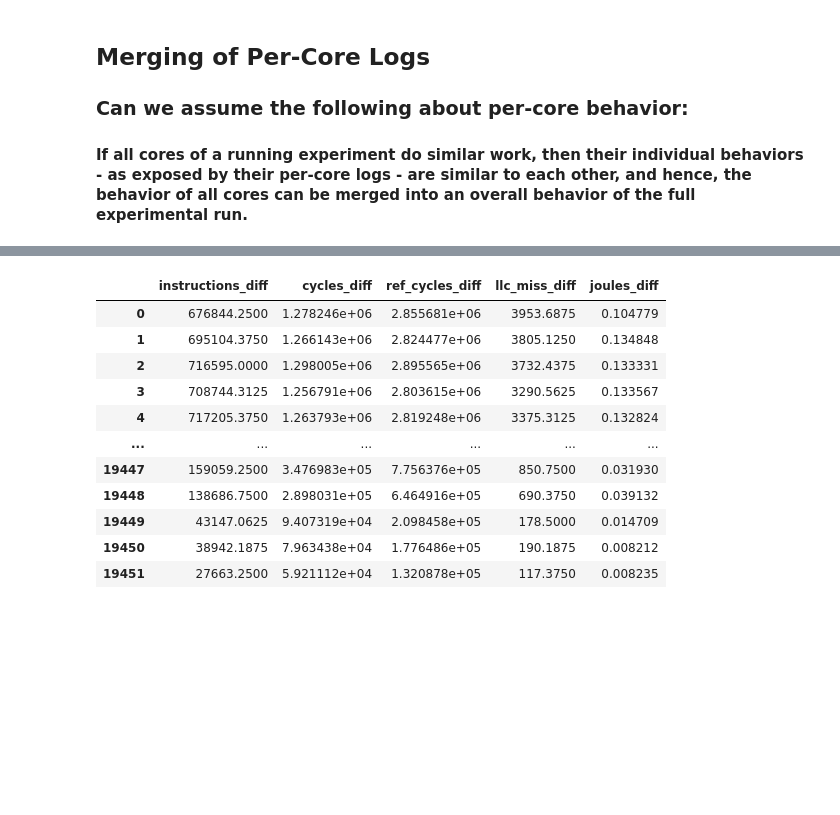
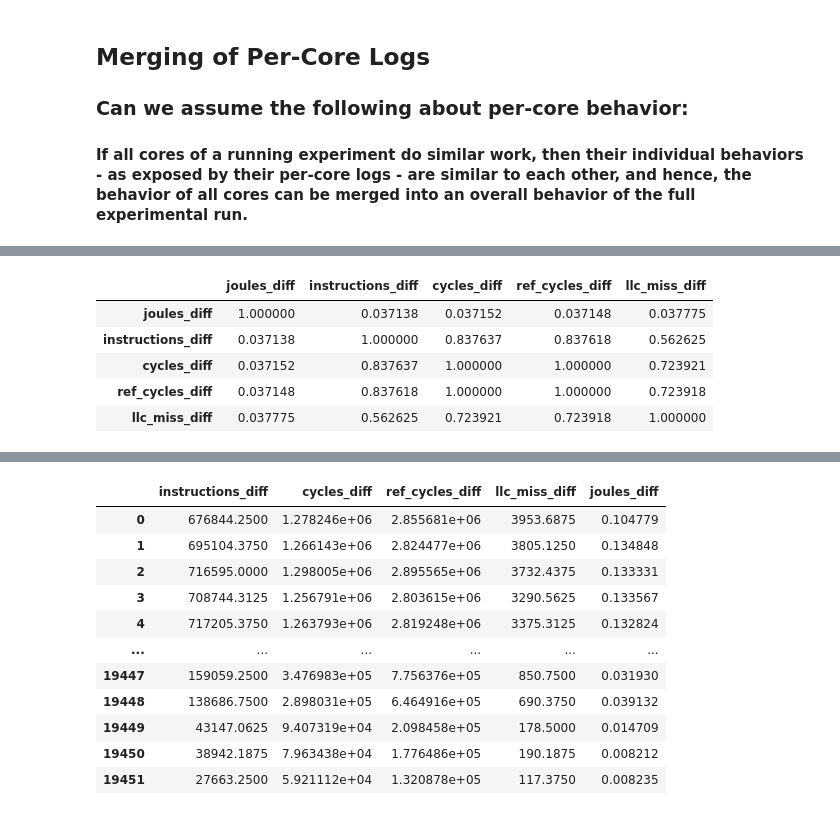
Before and after one commit to awadyn/network_exec_energy_study, a Jupyter notebook: full_logs/Merging of Millisecond-level and Microsecond-level Per-Core Logs.ipynb, the cells around one changed output, grey strips where cells are left out. Cells and saved outputs as stored; diff of their text form; code cells hidden in the pictures; blank space fills up the shorter version.

```diff
--- a/full_logs/Merging of Millisecond-level and Microsecond-level Per-Core Logs.ipynb
+++ b/full_logs/Merging of Millisecond-level and Microsecond-level Per-Core Logs.ipynb
@@ -223,0 +267,42 @@ counters_full_df
+# %%
+corr_dict = {}
+
+# here are all the log files for this dvfs & qps
+logs_dir = qps + '_qps/linux_mcd_dmesg_' + run + '_' + dvfs + '_' + rapl + '_' + qps + '/'
+# here are all the time-management files for this dvfs & qps
+rdtsc_dir = qps + '_qps/linux_mcd_rdtsc_' + run + '_' + dvfs + '_' + rapl + '_' + qps +'/'
+rdtsc_file = rdtsc_dir + 'linux.mcd.rdtsc.' + run + '_' + itr + '_' + dvfs + '_' + rapl + '_' + qps[:-1] + '000'
+start, end = eigen_analysis.get_rdtsc(rdtsc_file)
+
+# initializing error log file
+err_dir = 'err_logs/'
+err_filename = 'err_log_' + run + '_' + itr + '_' + dvfs + '_' + rapl + '_' + qps[:-1] + '000'
+err_file = open(err_dir + err_filename, 'w')
+
+# TODO remove fixed core-id range
+for c in range(0,16):
+    file = logs_dir + 'linux.mcd.dmesg.' + run + '_' + str(c) + '_' + itr + '_' + dvfs + '_' + rapl + '_' + qps[:-1] + '000'
+    df = pd.read_csv(file, sep = ' ', names = cols, index_col='i')
+    df = df[(df['timestamp'] >= start) & (df['timestamp'] <= end)]
+    df['timestamp'] = df['timestamp'] - df['timestamp'].min()
+    df['timestamp'] = df['timestamp'] * time_unit
+    df['joules'] = df['joules'] * joules_unit
+    counters_df = df[['joules', 'instructions', 'cycles', 'ref_cycles', 'llc_miss', 'timestamp']].copy()
+    counters_df = counters_df[(counters_df['joules'] > 0) & (counters_df['instructions'] > 0) \
+                                        & (counters_df['cycles'] > 0) & (counters_df['ref_cycles'] > 0) \
+                                        & (counters_df['llc_miss'] > 0)]
+    # computing diffs of counter readings
+    df_diffs = counters_df.diff().dropna().copy()
+    df_diffs.columns = [f'{c}_diff' for c in df_diffs.columns]
+    df_diffs = handle_neg_diffs(df_diffs, counters_df, c, err_file)
+    df_corr = df_diffs.drop(['timestamp_diff'], axis = 1).corr()
+    corr_dict[str(c)] = df_corr
+# %%
+corr_dict['0']
+# %% [output]
+|  | joules_diff | instructions_diff | cycles_diff | ref_cycles_diff | llc_miss_diff |
+| joules_diff | 1.000000 | 0.037138 | 0.037152 | 0.037148 | 0.037775 |
+| instructions_diff | 0.037138 | 1.000000 | 0.837637 | 0.837618 | 0.562625 |
+| cycles_diff | 0.037152 | 0.837637 | 1.000000 | 1.000000 | 0.723921 |
+| ref_cycles_diff | 0.037148 | 0.837618 | 1.000000 | 1.000000 | 0.723918 |
+| llc_miss_diff | 0.037775 | 0.562625 | 0.723921 | 0.723918 | 1.000000 |
```
Also changed, not shown: parts of 27 cells of this notebook, 2 other files.
